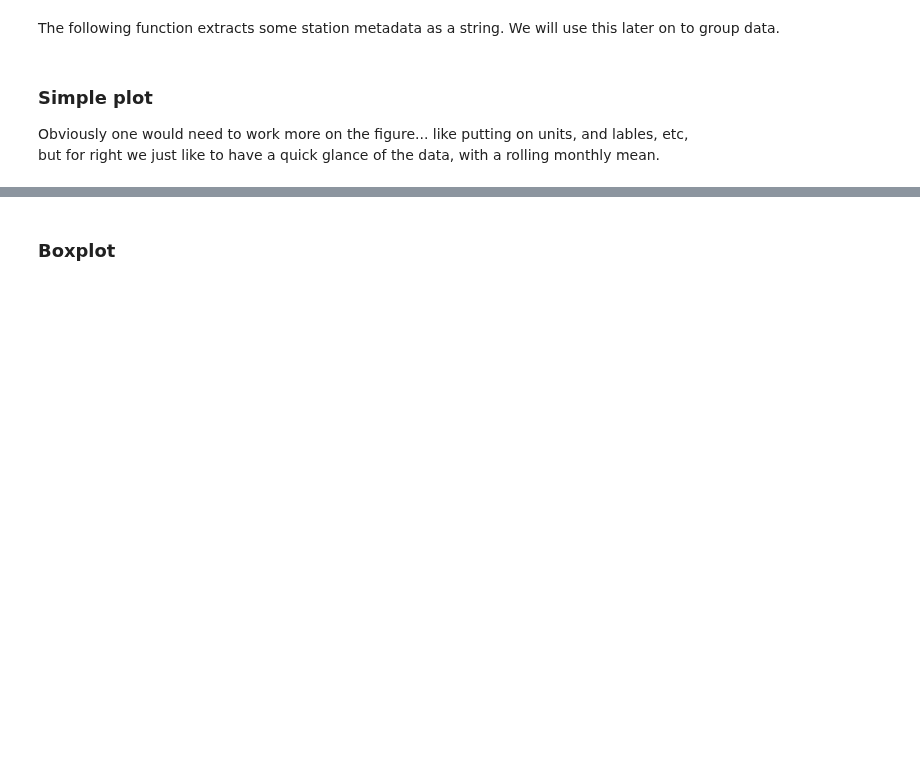
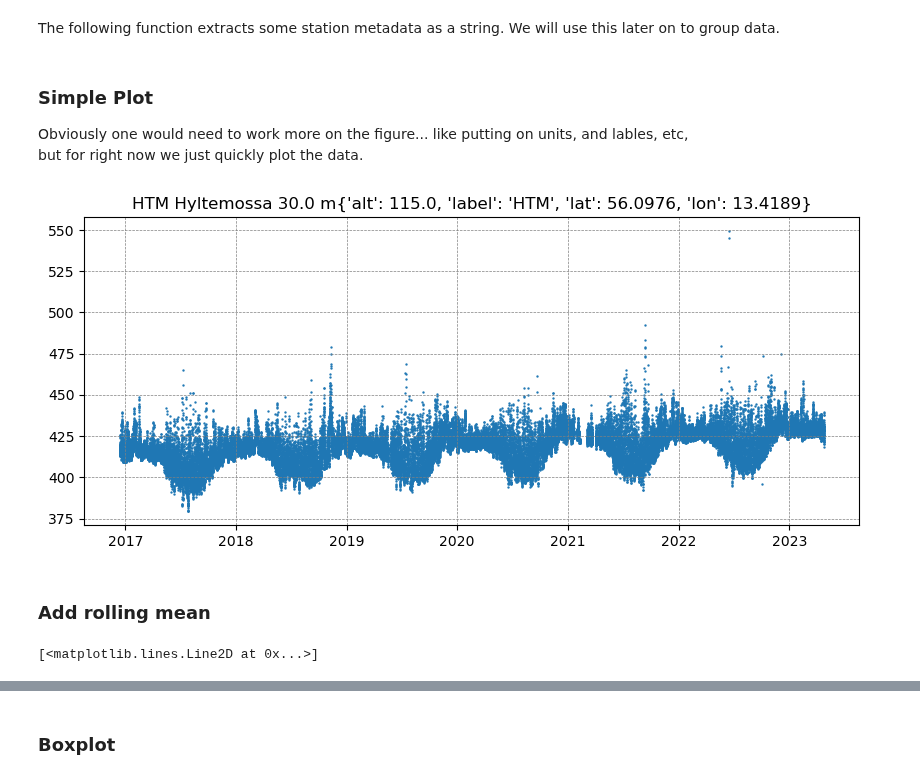
Before and after one commit to ICOS-Carbon-Portal/jupyter, a Jupyter notebook: notebooks/pylib_examples/ex7_ObsPackData.ipynb, the cells around one changed output, grey strips where cells are left out. Drawn from its saved outputs; the diff is of its cells as text; code cells hidden in the pictures; blank space fills up the shorter version.

Commit message:
Update ex7_ObsPackData.ipynb
fix some more typos, and add 'outliers' to the plot

```diff
--- a/notebooks/pylib_examples/ex7_ObsPackData.ipynb
+++ b/notebooks/pylib_examples/ex7_ObsPackData.ipynb
@@ -262,14 +351,22 @@ data.head()
 # %% [markdown]
 The following function extracts some station metadata as a string. We will use this later on to group data.<br>
 # %% [markdown]
-### Simple plot
+### Simple Plot
 Obviously one would need to work more on the figure... like putting on units, and lables, etc,<br>
-but for right we just like to have a quick glance of the data, with a rolling monthly mean.
+but for right now we just quickly plot the data.
 # %%
-fig, ax = plt.subplots(figsize=(10,4))
+simplefig, ax = plt.subplots(figsize=(10,4))
 ax.grid(color='grey', linestyle='--', linewidth=0.5)
 ax.set_title(label(dataset)+ str(dataset.station['location'])) # see function in the begginin of the notebook
 ax.scatter(data.time, data.ppm, s=0.5) # s = size of marker
-rm = data.ewm(span = 720).mean()
-ax.plot(rm.index, rm.ppm, color='black', linestyle='dashed')
-fig.show()
+simplefig.show()
+# %% [output]
+[figure, added]
+# %% [markdown]
+### Add rolling mean
+# %%
+# add a rolling mean with approxiamtely a monthly window
+rm = data.ewm(span = 720).mean()
+ax.plot(rm.index, rm.ppm, color='black', linestyle='dashed')
+# %% [output]
+[<matplotlib.lines.Line2D at 0x...>]
```
Also changed, not shown: parts of 18 cells of this notebook.
